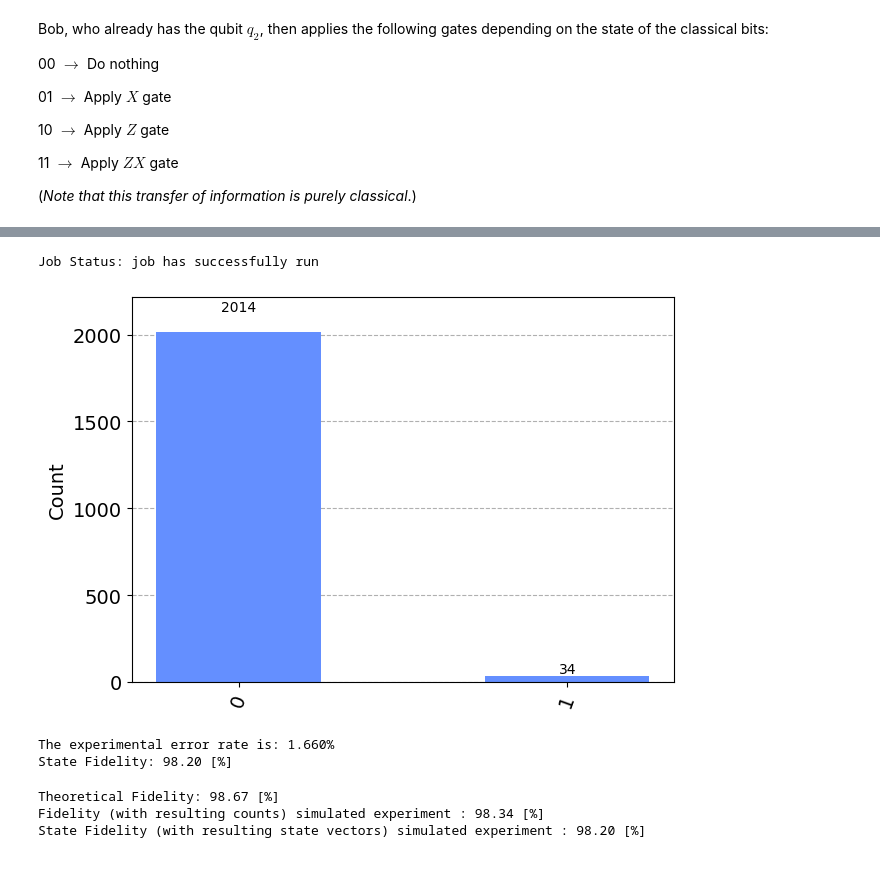
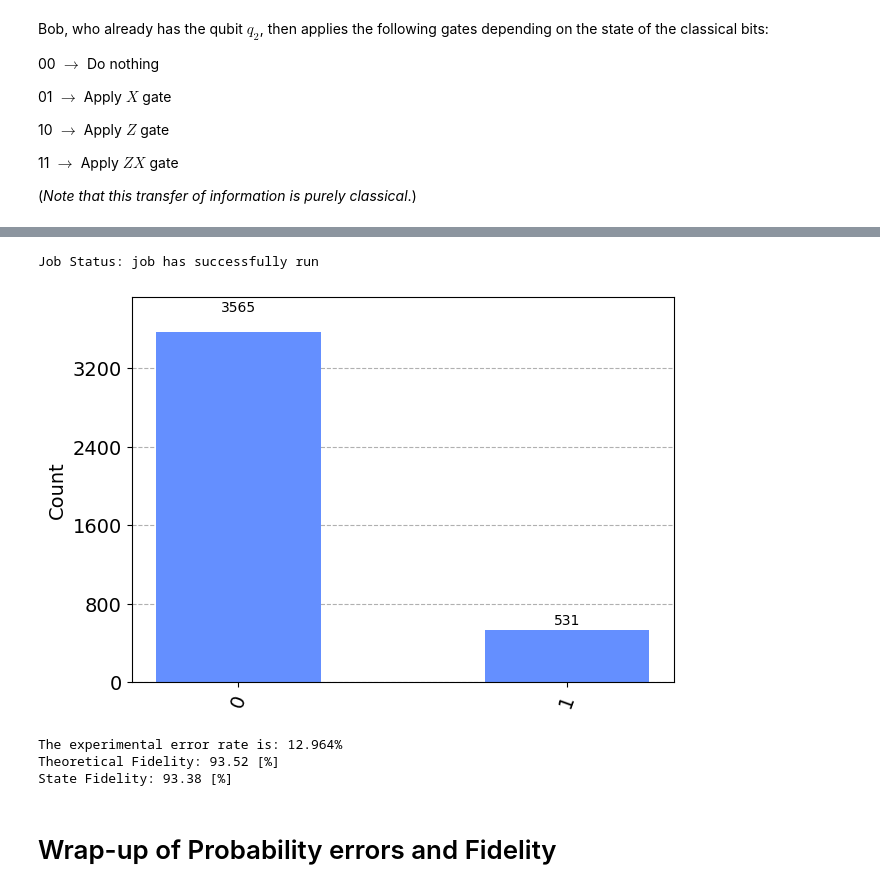
Before and after one commit to marcjofreProf/SeminarQuantumTechnologiesCybersecurity, a Jupyter notebook: Class - Session3 - KeyBuildingBlocks.ipynb, the cells around one changed output, grey strips where cells are left out. Drawn from its saved outputs; the diff is of its cells as text; code cells hidden in the pictures.

```diff
--- a/Class - Session3 - KeyBuildingBlocks.ipynb
+++ b/Class - Session3 - KeyBuildingBlocks.ipynb
@@ -1748,11 +1729,12 @@ from qiskit.quantum_info import state_fidelity, Statevector, partial_trace
 from qiskit.tools.monitor import job_monitor
 import qiskit_aer.noise as noise
 
-NumberShots=2048
+NumberShots=int(4096)
 
 def new_bob_gates(qc, a, b, c):
   qc.cx(b, c)
   qc.cz(a, c)
+
 qc = QuantumCircuit(3,1)
 
 # First, let's initialize Alice's q0
@@ -1784,7 +1766,7 @@ qc.measure(2,0)
 #provider = IBMQ.get_provider(hub='ibm-q')
 
 # Error probabilities
-prob_1 = 0.01  # 1-qubit gate
+prob_1 = 0.1  # 1-qubit gate
 prob_2 = prob_1  # 2-qubit gate
 
 # Depolarizing quantum errors
@@ -1817,51 +1799,39 @@ display(plot_histogram(exp_counts))
 
 print(f"The experimental error rate is: {exp_counts['1']*100/sum(exp_counts.values()):.3f}%")
 # As we see here, there are a few results in which we measured |1⟩ . These arise due to errors in the gates and the qubits. In contrast, our simulator in the earlier part of the notebook had zero errors in its gates, and allowed error-free teleportation.
 result=job.result()
 
 AvgStateFidelity=0.0
 for iIter in range(0,int(NumberShots),1):
   # https://quantumcomputing.stackexchange.com/questions/15110/get-state-vector-of-a-single-qubit-in-a-circuit-in-qiskit
   sv1Full = result.data(0)['v1'][iIter]
   # get the density matrix for the first qubit by taking the partial trace
   sv1_partial_density_matrix = partial_trace(sv1Full, [1, 2])
   # extract the statevector out of the density matrix
   sv1_partial_statevector = np.diagonal(sv1_partial_density_matrix)
   # Normalization
   sv1_partial_statevector=sv1_partial_statevector/np.sqrt(np.abs(sv1_partial_statevector[0])**2+np.abs(sv1_partial_statevector[1])**2)
 
   sv2Full = result.data(0)['v2'][iIter]
   # get the density matrix for the first qubit by taking the partial trace
   sv2_partial_density_matrix = partial_trace(sv2Full, [0, 1])
   # extract the statevector out of the density matrix
   sv2_partial_statevector = np.diagonal(sv2_partial_density_matrix)
   # Normalization
   sv2_partial_statevector=sv2_partial_statevector/np.sqrt(np.abs(sv2_partial_statevector[0])**2+np.abs(sv2_partial_statevector[1])**2)
 
   AvgStateFidelity+=state_fidelity(sv1_partial_statevector, sv2_partial_statevector)
 AvgStateFidelity=AvgStateFidelity/float(NumberShots)
 
+ExpError=exp_counts['1']/sum(exp_counts.values())
+Ftheor=1.0-ExpError*0.5
+print(f'Theoretical Fidelity: {Ftheor*100.0:.2f} [%]')
 print(f'State Fidelity: {(AvgStateFidelity*100.0):.2f} [%]')
 # %% [output]
 Job Status: job has successfully run
-[figure, old version]
+[figure, new version]
-The experimental error rate is: 1.660%
-State Fidelity: 98.20 [%]
+The experimental error rate is: 12.964%
+Theoretical Fidelity: 93.52 [%]
+State Fidelity: 93.38 [%]
-# %%
-# #############################################################################
-# Computation of the theoretical teleportation fidelity
-# https://journals.aps.org/pra/abstract/10.1103/PhysRevA.60.1888 or https://arxiv.org/abs/quant-ph/9807091
-
-s=1.0 # spin of photons
-d=2.0*s+1.0
-p=(1.0-prob_1)**2
-Ftheor=p+(1.0-p)*(1.0/d)
-
-print(f'Theoretical Fidelity: {Ftheor*100.0:.2f} [%]')
-ExpError=exp_counts['1']/sum(exp_counts.values())
-print(f'Fidelity (with resulting counts) simulated experiment : {100.0-ExpError*100.0:.2f} [%]')
-print(f'State Fidelity (with resulting state vectors) simulated experiment : {AvgStateFidelity*100.0:.2f} [%]')
-# %% [output]
-Theoretical Fidelity: 98.67 [%]
-Fidelity (with resulting counts) simulated experiment : 98.34 [%]
-State Fidelity (with resulting state vectors) simulated experiment : 98.20 [%]
+# %% [markdown]
+# Wrap-up of Probability errors and Fidelity
```
Also changed, not shown: parts of 25 cells of this notebook, 9 other files.
